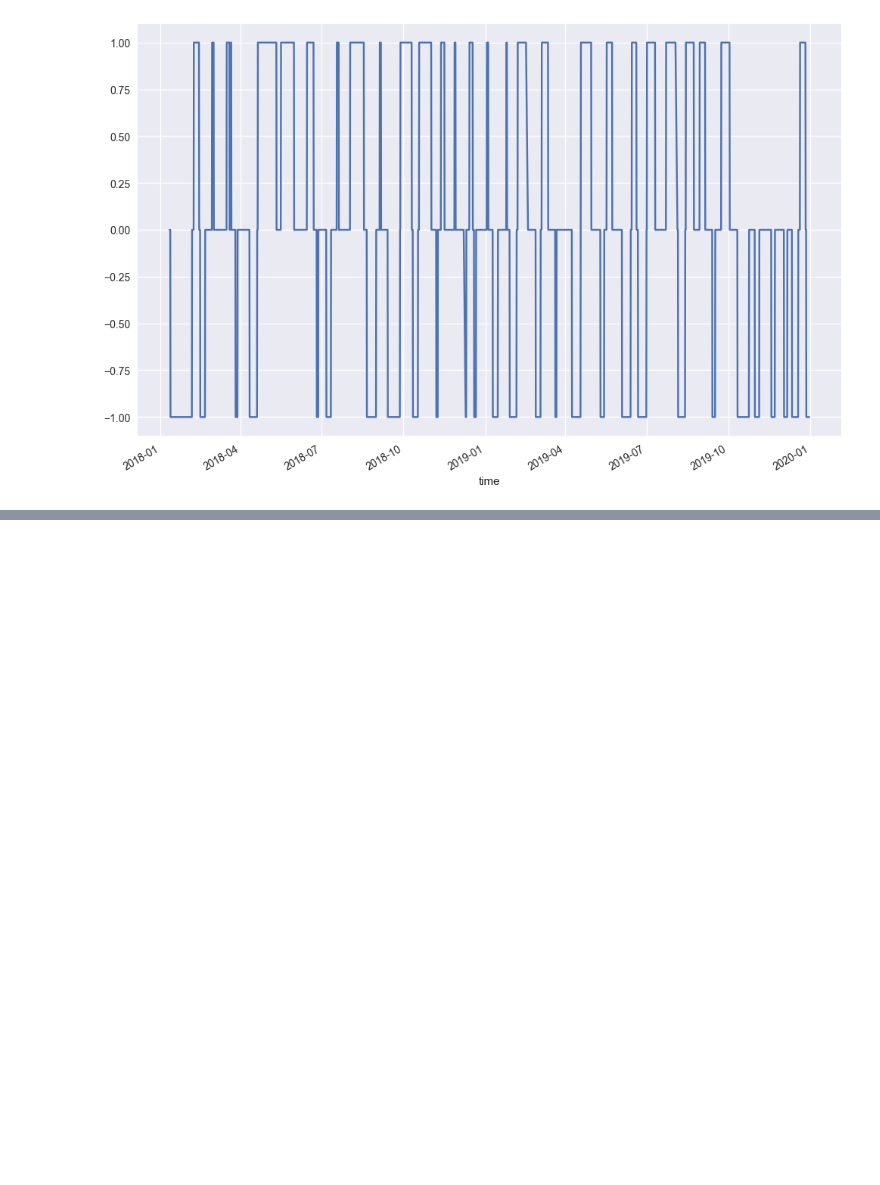
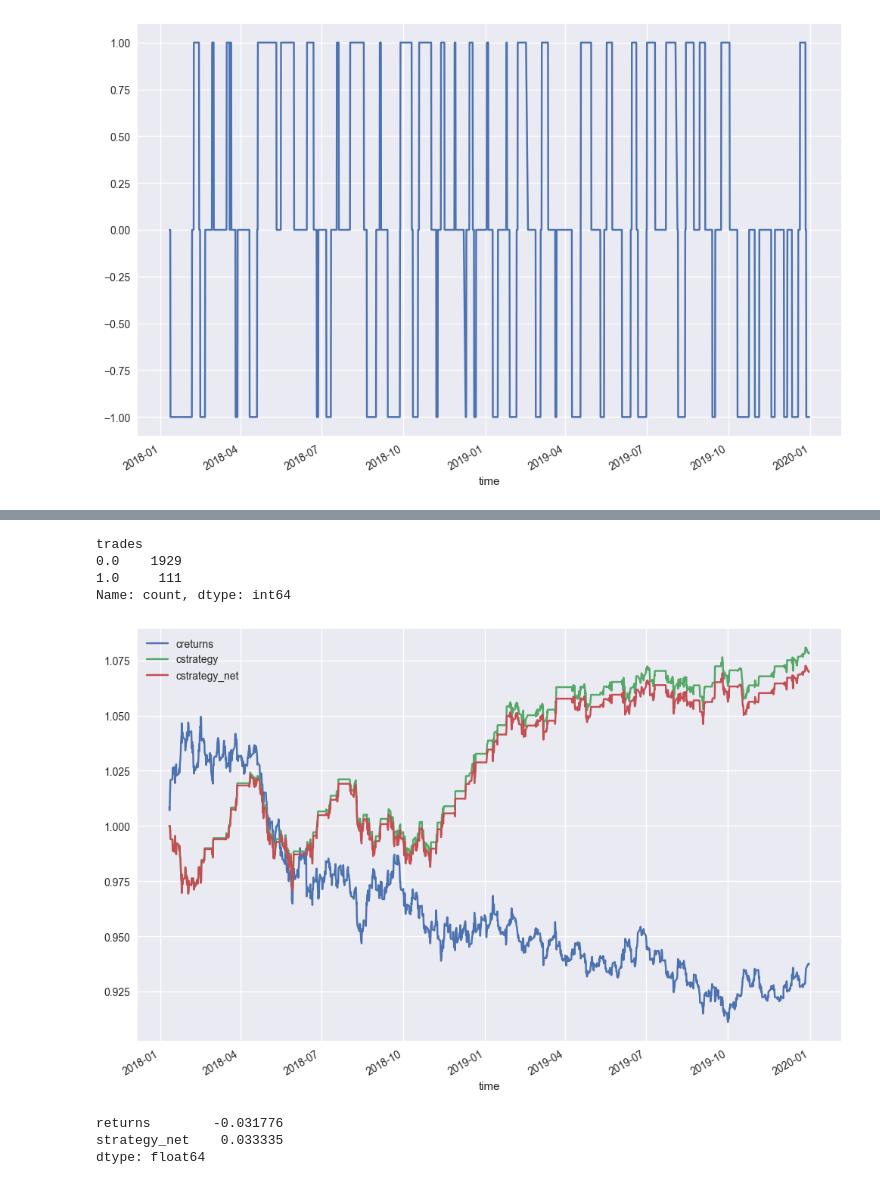
Before and after one commit to AvirukthGT/AlgoTrading, a Jupyter notebook: BollingerBands/BollingerBands.ipynb, the cells around one changed output, grey strips where cells are left out. Drawn from its saved outputs; the diff is of its cells as text; code cells hidden in the pictures; blank space fills up the shorter version.

```diff
--- a/BollingerBands/BollingerBands.ipynb
+++ b/BollingerBands/BollingerBands.ipynb
@@ -154,0 +169,26 @@ plt.show()
+# %%
+ptc = 0.00007
+# %%
+data["trades"] = data.position.diff().fillna(0).abs()
+# %%
+data.trades.value_counts()
+# %% [output]
+trades
+0.0    1929
+1.0     111
+Name: count, dtype: int64
+# %%
+data["strategy_net"] = data.strategy - data.trades * ptc
+# %%
+data["cstrategy_net"] = data.strategy_net.cumsum().apply(np.exp)
+# %%
+data[["creturns", "cstrategy", "cstrategy_net"]].plot(figsize = (12 , 8))
+plt.show()
+# %% [output]
+[figure, added]
+# %%
+data[["returns", "strategy_net"]].mean() * (4 * 252) # annualized return
+# %% [output]
+returns        -0.031776
+strategy_net    0.033335
+dtype: float64
```
Also changed, not shown: parts of 6 cells of this notebook.
